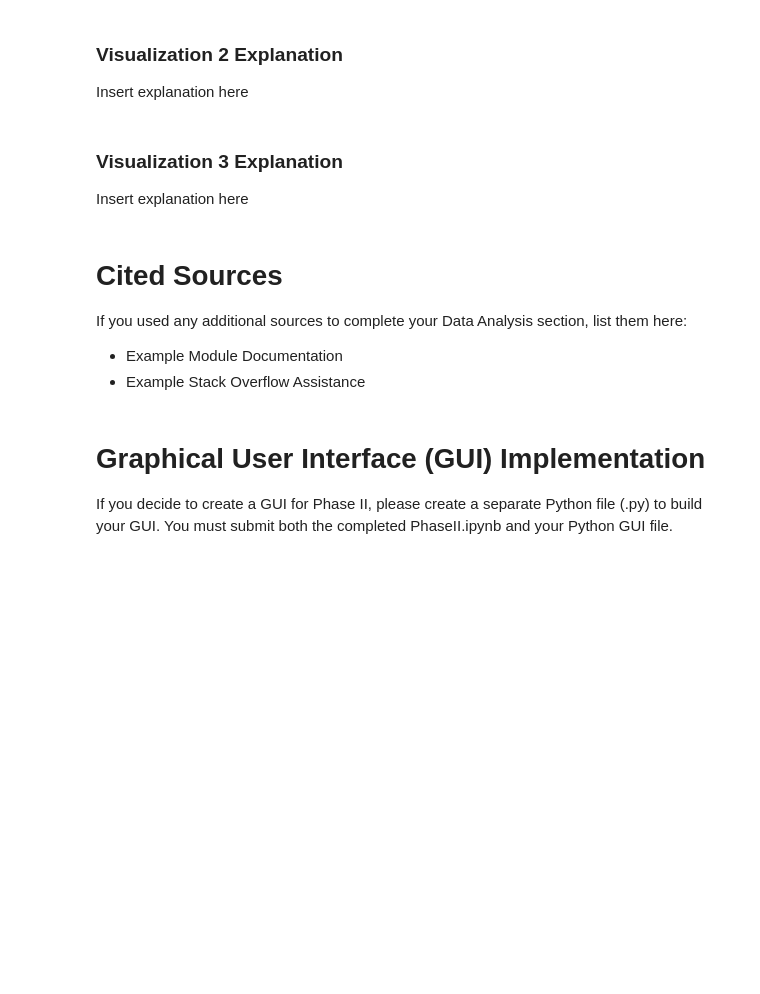
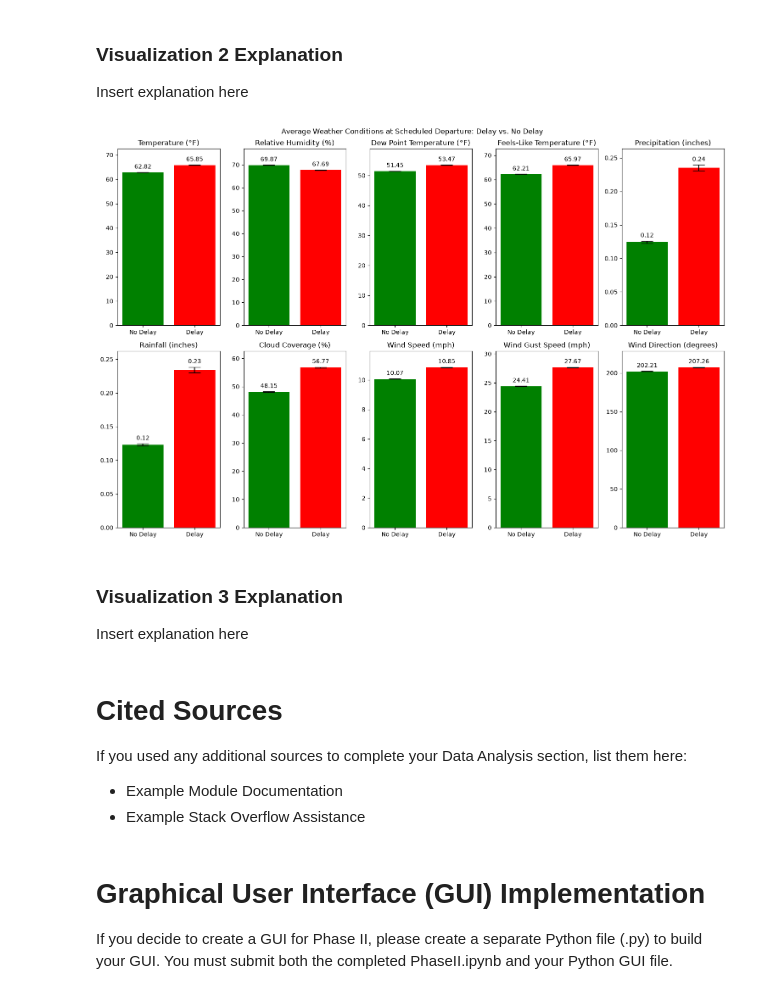
Before and after one commit to stabweee/FlightDelay, a Jupyter notebook: submissions/Final Project Phase III.ipynb, the cells around one changed output. Saved outputs shown, nothing was run; the diff lists cells and outputs as text; code cells hidden in the pictures; blank space fills up the shorter version.

```diff
--- a/submissions/Final Project Phase III.ipynb
+++ b/submissions/Final Project Phase III.ipynb
@@ -637,3 +679,51 @@ visual3()
+# %%
+def visual3():
+  # for this visualization on the relation of departure delays and weather conditions, we'll copy down the code for calculating
+  flights = pd.read_csv("../data/processed/flights.csv")
+  weather = pd.read_csv("../data/processed/weather.csv")
+  flights["Scheduled departure hour"] = pd.to_datetime(flights["Scheduled departure hour"])
+  weather["time"] = pd.to_datetime(weather["time"])
+  mergedData = flights.merge(weather[["time", "temperature_2m", "relative_humidity_2m", "dew_point_2m", "apparent_temperature", "precipitation", "rain", "snowfall", "cloud_cover", "windspeed_10m", "windgusts_10m", "winddirection_10m"]], left_on="Scheduled departure hour", right_on="time")
+  mergedData["Status"] = np.where(mergedData["Departure delay (Minutes)"] > 15, "Delay","No Delay")
+  weatherCols = ["temperature_2m", "relative_humidity_2m", "dew_point_2m", "apparent_temperature", "precipitation", "rain", "snowfall", "cloud_cover", "windspeed_10m", "windgusts_10m", "winddirection_10m"]
+  weatherStats = mergedData.groupby("Status")[weatherCols].agg(["mean", "std", "sem"])
+  ## snowfall, after analysis, was statisitically nothing i.e. a nonfactor in the list of measurements
+  measurements = [m for m in weatherCols if m != "snowfall"]
+  ## locating stats for each avg measurement when Delayed
+  delayStats = weatherStats.loc["Delay"]
+  ## locating stats for each avg measurement when Not delayed
+  noDelayStats = weatherStats.loc["No Delay"]
+  # creating canvas of 2 rows of 5 graphs sized 15 in x 10 in
+  fig, axes = plt.subplots(2, 5, figsize = (15, 10))
+  axes = axes.flatten()
+
+  # for each measurement we're creating a bar graph
+  ## here's the titles to each variable measurement
+  titles = {"temperature_2m": "Temperature (°F)", "relative_humidity_2m": "Relative Humidity (%)", "dew_point_2m": "Dew Point Temperature (°F)", "apparent_temperature": "Feels-Like Temperature (°F)", "precipitation": "Precipitation (inches)", "rain": "Rainfall (inches)", "cloud_cover": "Cloud Coverage (%)", "windspeed_10m": "Wind Speed (mph)", "windgusts_10m": "Wind Gust Speed (mph)", "winddirection_10m": "Wind Direction (degrees)"}
+  for i, measure in enumerate(measurements):
+    ## we're finding the averages and the standard error of the mean to demonstrate statistical significance
+    means = [noDelayStats.loc[measure, "mean"], delayStats.loc[measure, "mean"]]
+    sems = [noDelayStats.loc[measure, "sem"], delayStats.loc[measure, "sem"]]
+    ## the bars match the graph number i of the measurement corresponding to i
+    ### yerr lines given by calculated SEM
+    ### capsize gives width of error line bars
+    bg = axes[i].bar(["No Delay", "Delay"], means, yerr=sems, capsize=10, color = ["green", "red"])
+    axes[i].set_title(titles[measure])
+    ### padding adds space between top of bar graph and typed value
+    ### fmt formats into ##.##
+    axes[i].bar_label(bg, fmt="%.2f", padding=4)
+    ## to add enough space to show number above bar graph
+    axes[i].set_ylim(top=(max(means) + max(sems))*1.1)
+
+  fig.suptitle("Average Weather Conditions at Scheduled Departure: Delay vs. No Delay")
+  plt.tight_layout()
+  plt.show()
+
+
+############ Function Call ############
+visual3()
+# %% [output]
+[figure, added]
 # %% [markdown]
 ### Visualization 3 Explanation
 
```
Also changed, not shown: parts of 3 cells of this notebook.
